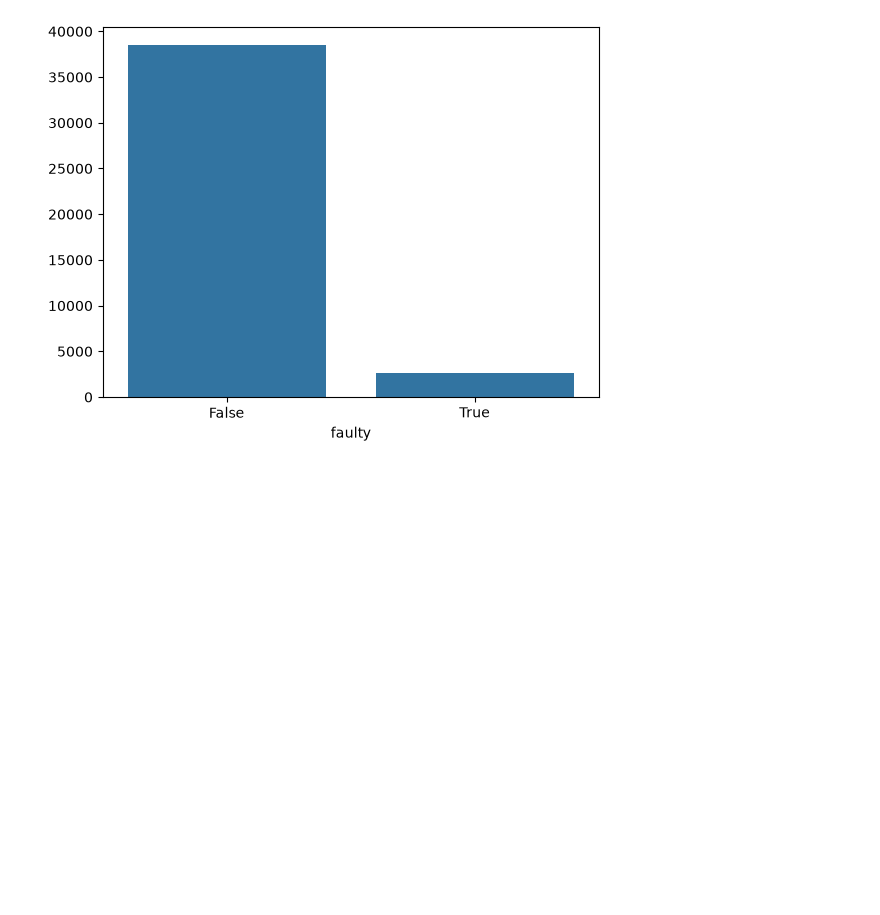
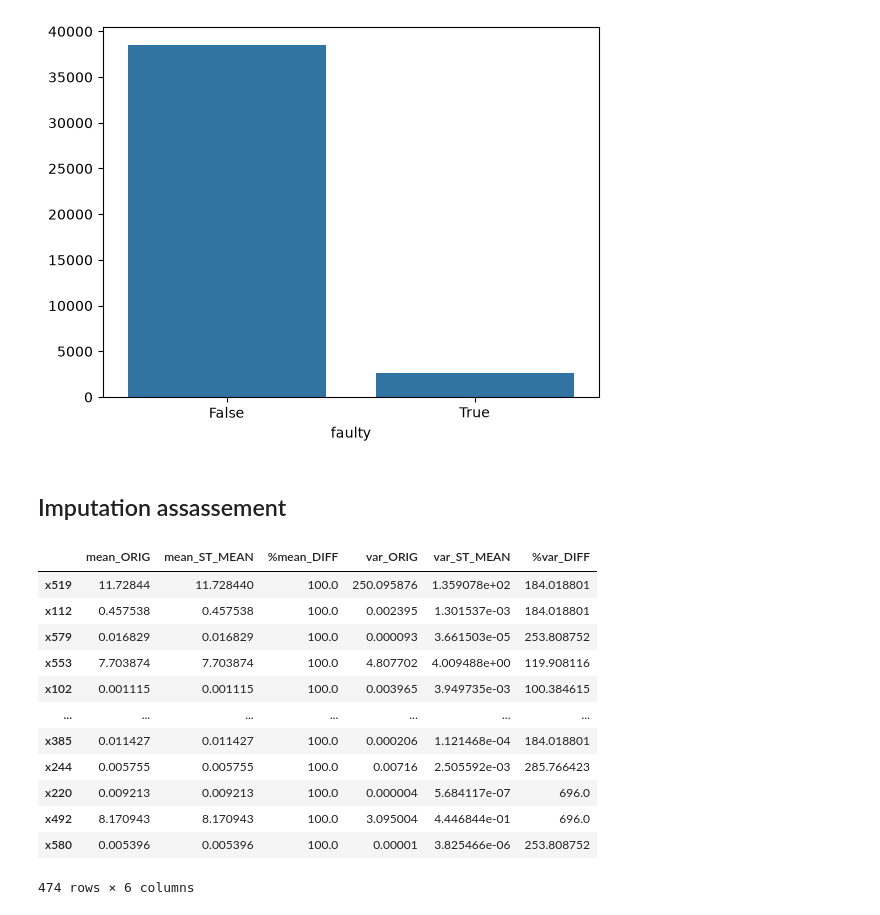
Before and after one commit to pancurster/secom-ml, a Jupyter notebook: notebooks/eda02.ipynb, the cells around one changed output. Cells and saved outputs as stored; diff of their text form; code cells hidden in the pictures; blank space fills up the shorter version.

```diff
--- a/notebooks/eda02.ipynb
+++ b/notebooks/eda02.ipynb
@@ -209,3 +210,33 @@ sns.barplot(data=df_grby_faulty.T.sum())
 plt.show()
 # %% [output]
 [figure]
+# %% [markdown]
+## Imputation assassement
+# %%
+X = secom.drop(columns='faulty')
+
+X_MEAN = secom_simple_imputer(X, strategy='mean')
+X_FREQ = secom_simple_imputer(X, strategy='most_frequent')
+# %%
+stats = pd.DataFrame()
+stats['mean_ORIG'] = X.mean()
+stats['mean_ST_MEAN'] = X_MEAN.mean()
+stats['%mean_DIFF'] = X.mean() / X_MEAN.mean() * 100
+stats['var_ORIG'] = X.var()
+stats['var_ST_MEAN'] = X_MEAN.var()
+stats['%var_DIFF'] = X.var() / X_MEAN.var() * 100
+stats.sort_values('%mean_DIFF')
+# %% [output]
+|  | mean_ORIG | mean_ST_MEAN | %mean_DIFF | var_ORIG | var_ST_MEAN | %var_DIFF |
+| x519 | 11.72844 | 11.728440 | 100.0 | 250.095876 | 1.359078e+02 | 184.018801 |
+| x112 | 0.457538 | 0.457538 | 100.0 | 0.002395 | 1.301537e-03 | 184.018801 |
+| x579 | 0.016829 | 0.016829 | 100.0 | 0.000093 | 3.661503e-05 | 253.808752 |
+| x553 | 7.703874 | 7.703874 | 100.0 | 4.807702 | 4.009488e+00 | 119.908116 |
+| x102 | 0.001115 | 0.001115 | 100.0 | 0.003965 | 3.949735e-03 | 100.384615 |
+| ... | ... | ... | ... | ... | ... | ... |
+| x385 | 0.011427 | 0.011427 | 100.0 | 0.000206 | 1.121468e-04 | 184.018801 |
+| x244 | 0.005755 | 0.005755 | 100.0 | 0.00716 | 2.505592e-03 | 285.766423 |
+| x220 | 0.009213 | 0.009213 | 100.0 | 0.000004 | 5.684117e-07 | 696.0 |
+| x492 | 8.170943 | 8.170943 | 100.0 | 3.095004 | 4.446844e-01 | 696.0 |
+| x580 | 0.005396 | 0.005396 | 100.0 | 0.00001 | 3.825466e-06 | 253.808752 |
+474 rows × 6 columns
```
Also changed, not shown: parts of 5 cells of this notebook, 2 other files.
